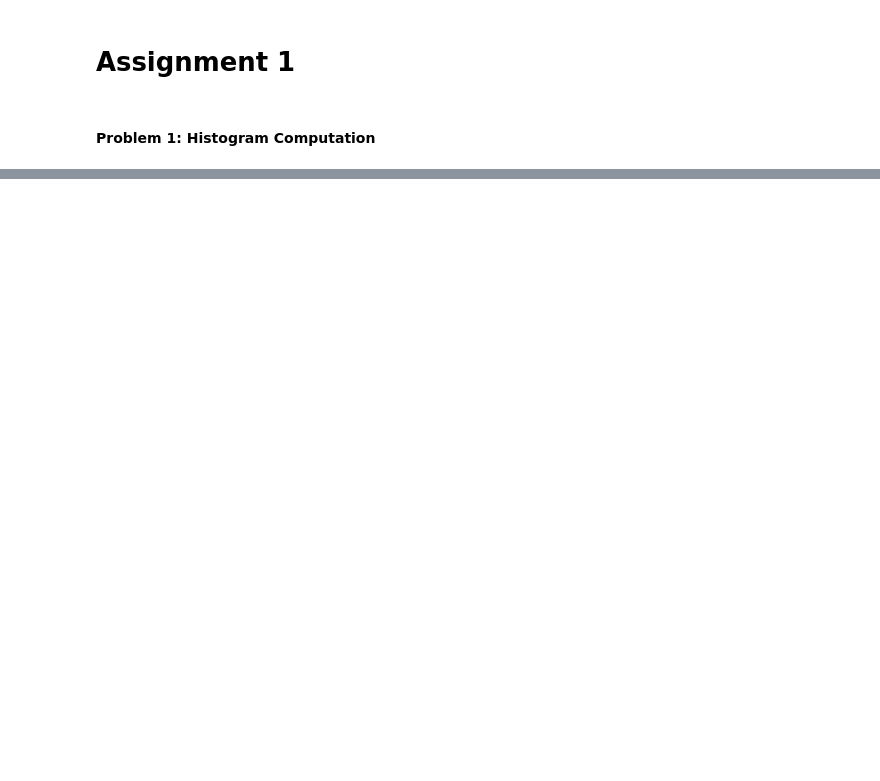
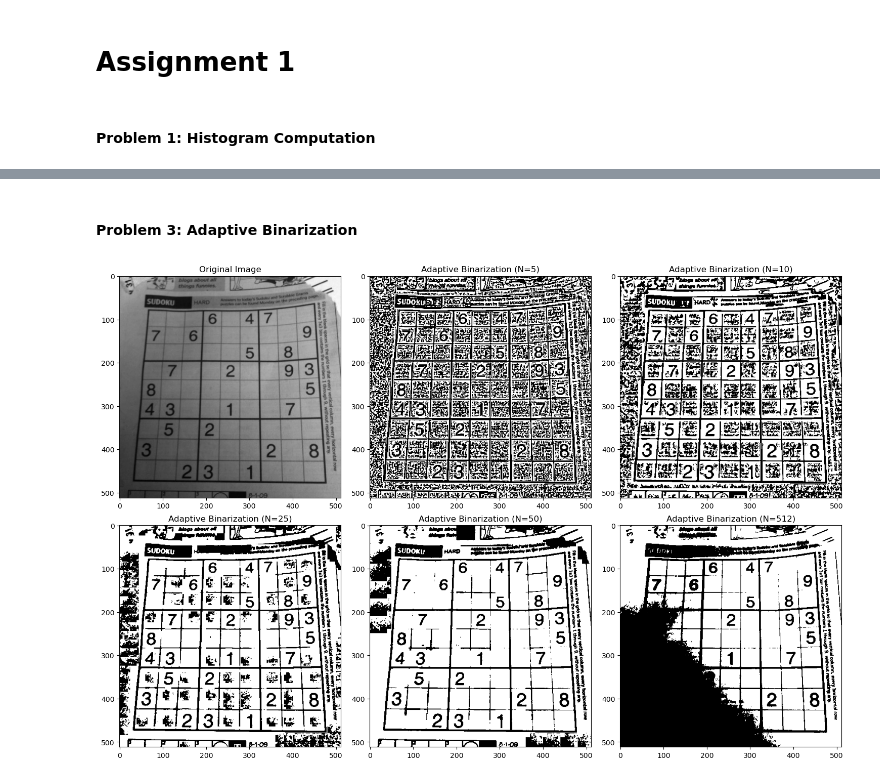
Before and after one commit to dwaipayanhaldar/E9-241-Digital-Image-Processing, a Jupyter notebook: Assignment_1/wrapper.ipynb, the cells around one changed output, grey strips where cells are left out. Cells and saved outputs as stored; diff of their text form; code cells hidden in the pictures; blank space fills up the shorter version.

```diff
--- a/Assignment_1/wrapper.ipynb
+++ b/Assignment_1/wrapper.ipynb
@@ -39,0 +121,26 @@ Average Intensity Value from numpy:103.31
+# %% [markdown]
+#### **Problem 3: Adaptive Binarization**
+# %%
+img = skimage.io.imread('images/sudoku.png')
+N = 512  # Size of the local window
+output_image = np.zeros((img.shape[0], img.shape[1], 5), dtype=np.uint8)
+
+i = 0
+window_size = [5,10,25,50,512]
+for N in window_size:
+    output_image[:,:,i] = adaptive_binarization(img, N)
+    i+=1
+
+
+plt.figure(figsize=(15, 10))
+plt.subplot(2, 3, 1)
+plt.title('Original Image')
+plt.imshow(img, cmap='gray')
+for j in range(5):
+    plt.subplot(2, 3, j+2)
+    plt.title(f'Adaptive Binarization (N={window_size[j]})')
+    plt.imshow(output_image[:,:,j], cmap='gray')
+plt.tight_layout()
+plt.show()
+# %% [output]
+[figure, added]
```
Also changed, not shown: parts of 9 cells of this notebook, 11 other files.
